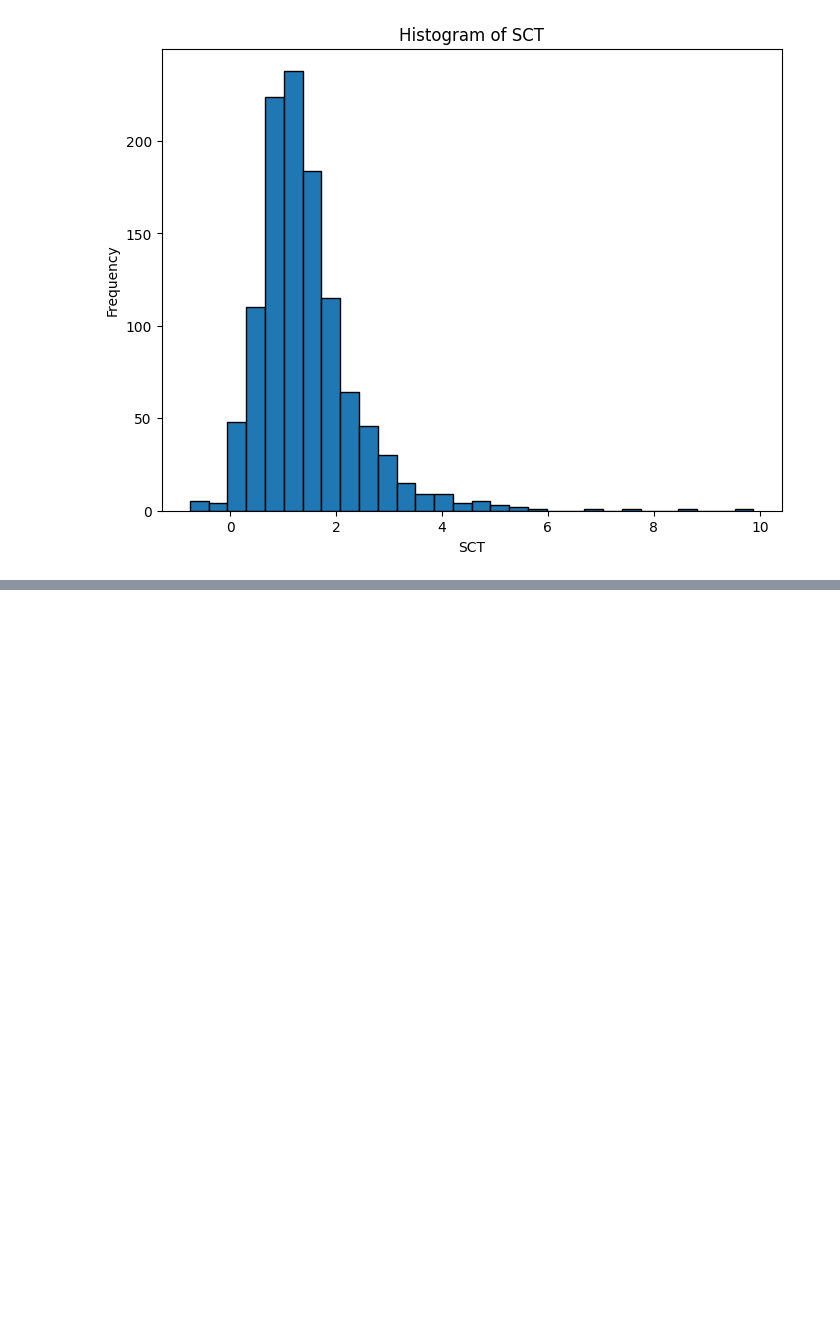
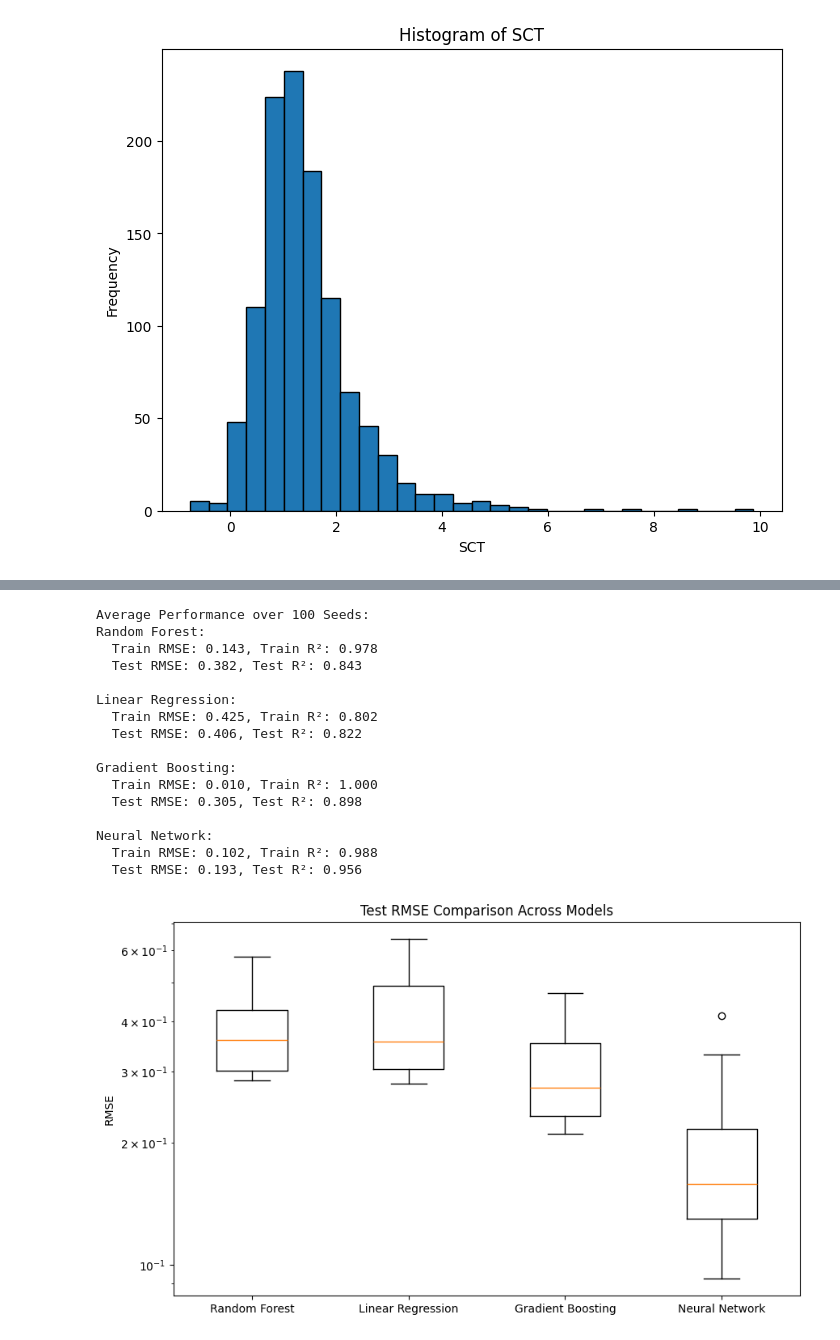
Before and after one commit to Eric-IIP/HumanCenteredAI-B-NearMissDataAnalysis, a Jupyter notebook: analysis_main.ipynb, the cells around one changed output, grey strips where cells are left out. Cells and saved outputs as stored; diff of their text form; code cells hidden in the pictures; blank space fills up the shorter version.

```diff
--- a/analysis_main.ipynb
+++ b/analysis_main.ipynb
@@ -393,0 +413,25 @@ Neural Network:
+# %%
+# numerical cols except forbidden cols
+FEATURE_COLS = [c for c in df.columns if c in numerical_cols]
+X = df[FEATURE_COLS]
+y = df[target]
+
+evaluation(X, y)
+# %% [output]
+Average Performance over 100 Seeds:
+Random Forest:
+  Train RMSE: 0.143, Train R²: 0.978
+  Test RMSE: 0.382, Test R²: 0.843
+
+Linear Regression:
+  Train RMSE: 0.425, Train R²: 0.802
+  Test RMSE: 0.406, Test R²: 0.822
+
+Gradient Boosting:
+  Train RMSE: 0.010, Train R²: 1.000
+  Test RMSE: 0.305, Test R²: 0.898
+
+Neural Network:
+  Train RMSE: 0.102, Train R²: 0.988
+  Test RMSE: 0.193, Test R²: 0.956
+[figure, added]
```
Also changed, not shown: parts of 15 cells of this notebook.
